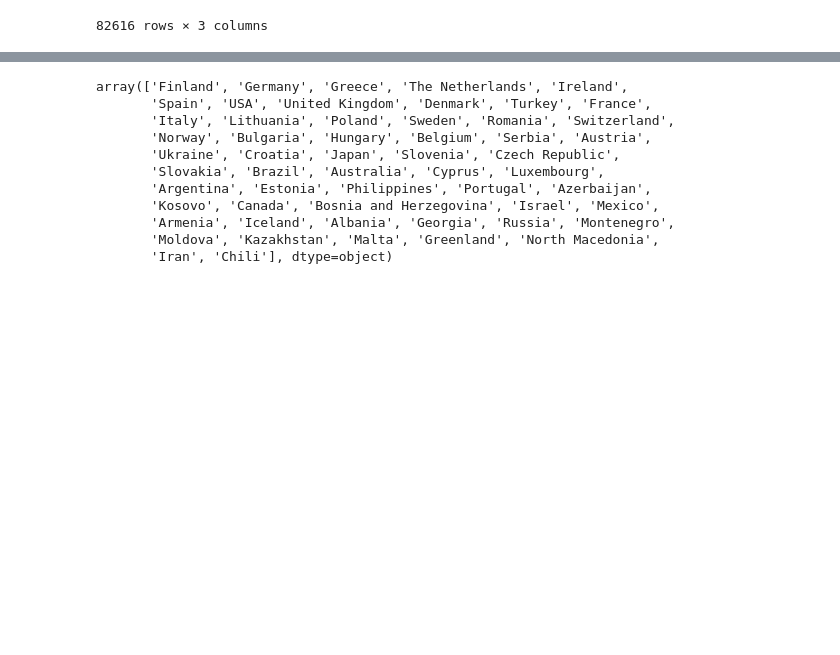
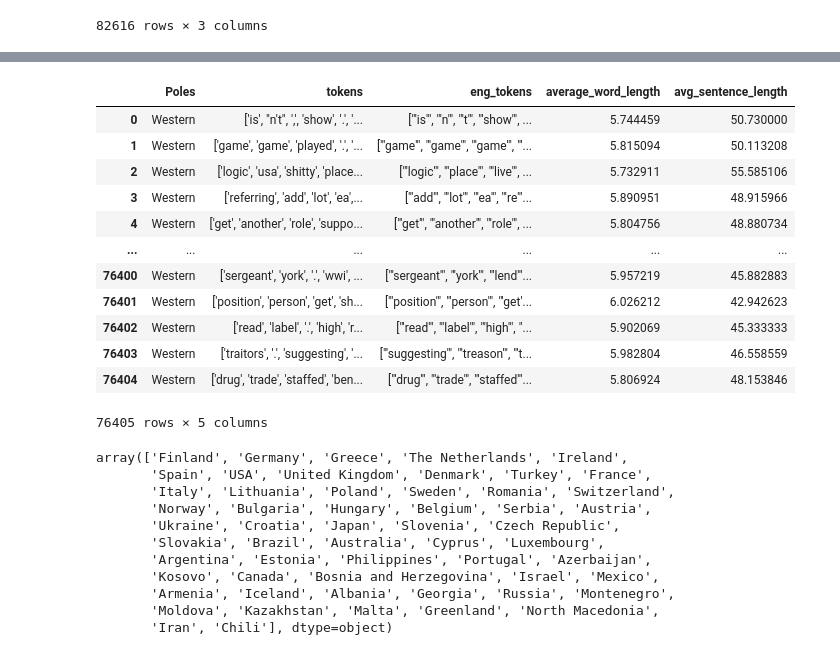
Before and after one commit to jdobladez/LangAI-Assignment, a Jupyter notebook: trial.ipynb, the cells around one changed output, grey strips where cells are left out. Saved outputs shown, nothing was run; the diff lists cells and outputs as text; code cells hidden in the pictures; blank space fills up the shorter version.

```diff
--- a/trial.ipynb
+++ b/trial.ipynb
@@ -52,3 +87,21 @@ df
+# %%
+df.drop(columns=['Unnamed: 0', 'auhtor_ID', 'nationality', 'post'], inplace=True)
+
+df
+# %% [output]
+|  | Poles | tokens | eng_tokens | average_word_length | avg_sentence_length |
+| 0 | Western | ['is', "n't", ',', 'show', '.', '... | ["'is'", "'n'", "'t'", "'show'", ... | 5.744459 | 50.730000 |
+| 1 | Western | ['game', 'game', 'played', '.', '... | ["'game'", "'game'", "'game'", "'... | 5.815094 | 50.113208 |
+| 2 | Western | ['logic', 'usa', 'shitty', 'place... | ["'logic'", "'place'", "'live'", ... | 5.732911 | 55.585106 |
+| 3 | Western | ['referring', 'add', 'lot', 'ea',... | ["'add'", "'lot'", "'ea'", "'re'"... | 5.890951 | 48.915966 |
+| 4 | Western | ['get', 'another', 'role', 'suppo... | ["'get'", "'another'", "'role'", ... | 5.804756 | 48.880734 |
+| ... | ... | ... | ... | ... | ... |
+| 76400 | Western | ['sergeant', 'york', '.', 'wwi', ... | ["'sergeant'", "'york'", "'lend'"... | 5.957219 | 45.882883 |
+| 76401 | Western | ['position', 'person', 'get', 'sh... | ["'position'", "'person'", "'get'... | 6.026212 | 42.942623 |
+| 76402 | Western | ['read', 'label', '.', 'high', 'r... | ["'read'", "'label'", "'high'", "... | 5.902069 | 45.333333 |
+| 76403 | Western | ['traitors', '.', 'suggesting', '... | ["'suggesting'", "'treason'", "'t... | 5.982804 | 46.558559 |
+| 76404 | Western | ['drug', 'trade', 'staffed', 'ben... | ["'drug'", "'trade'", "'staffed'"... | 5.806924 | 48.153846 |
+76405 rows × 5 columns
 # %%
 df.nationality.unique()
 # %% [output]
```
Also changed, not shown: parts of 27 cells of this notebook, 1 other file.
